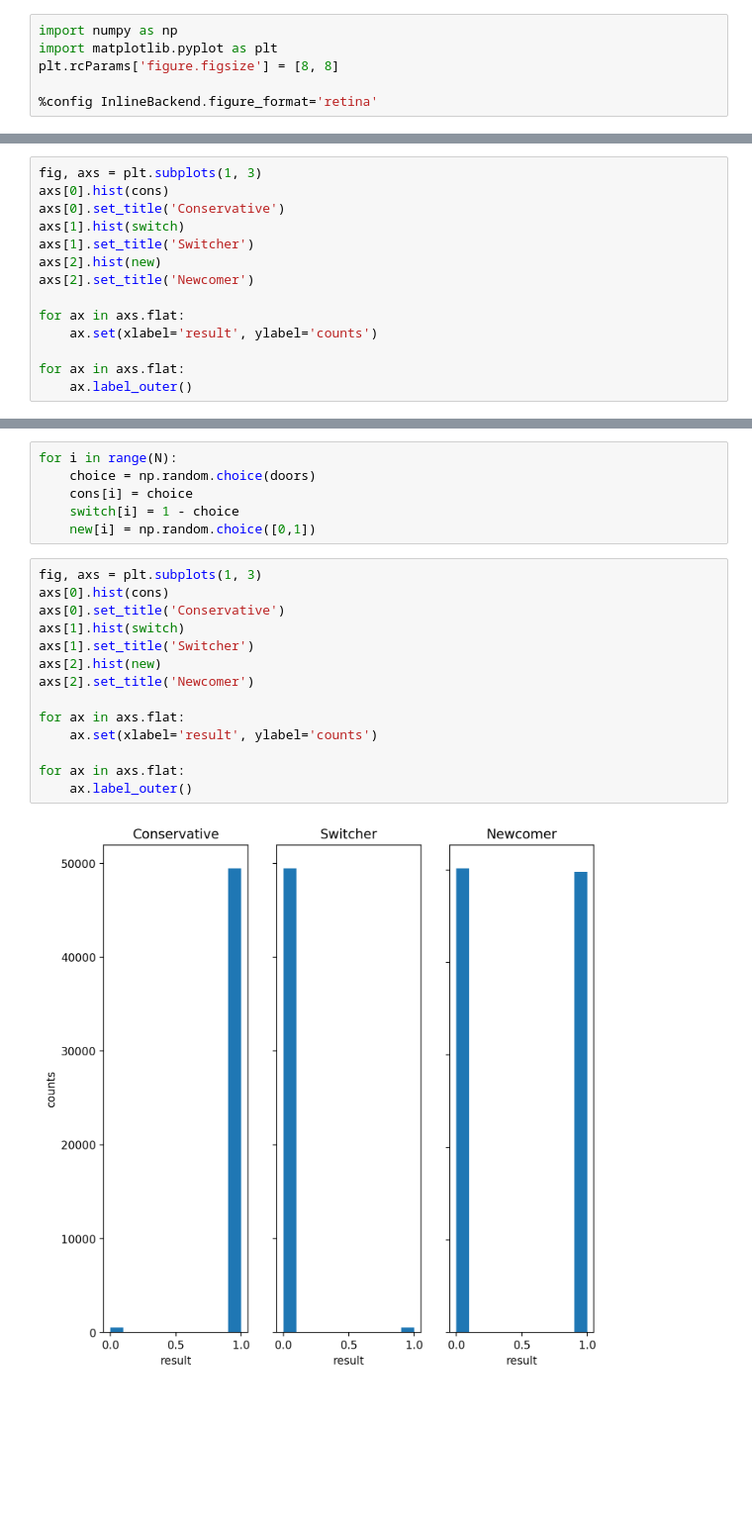
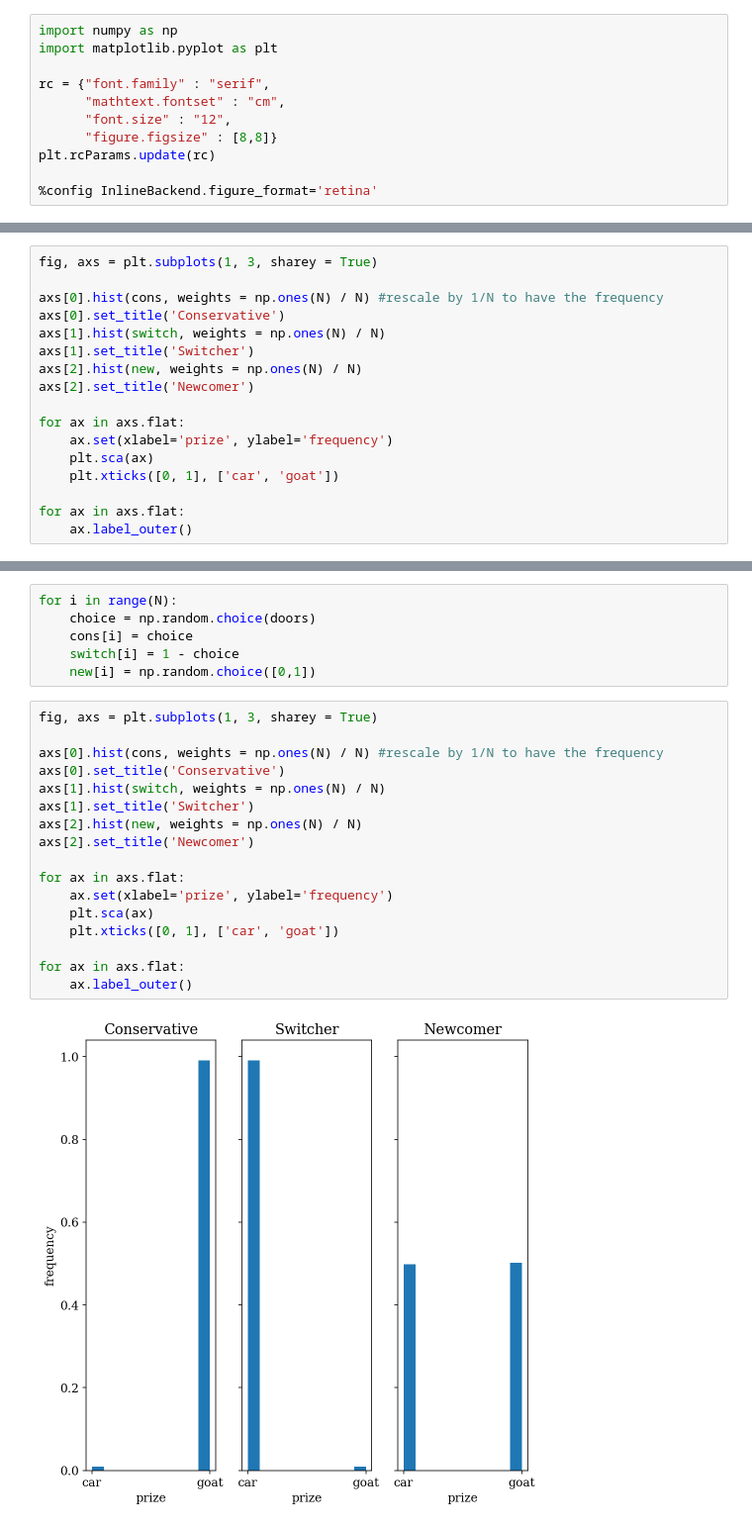
Before and after one commit to asantini29/astrostatistics_bicocca_2022, a Jupyter notebook: working/L02_Monty_hall_problem.ipynb, the cells around one changed output, grey strips where cells are left out. Shown: that part at 99% size. Saved outputs shown, nothing was run; the diff lists cells and outputs as text; blank space fills up the shorter version.

```diff
--- a/working/L02_Monty_hall_problem.ipynb
+++ b/working/L02_Monty_hall_problem.ipynb
@@ -3,7 +3,12 @@
 # %%
 import numpy as np
 import matplotlib.pyplot as plt
-plt.rcParams['figure.figsize'] = [8, 8]
+
+rc = {"font.family" : "serif",
+      "mathtext.fontset" : "cm",
+      "font.size" : "12",
+      "figure.figsize" : [8,8]}
+plt.rcParams.update(rc)
 
 %config InlineBackend.figure_format='retina'
 # %%
@@ -19,16 +24,19 @@ for i in range(N):
     switch[i] = 1 - choice
     new[i] = np.random.choice([0,1])
 # %%
-fig, axs = plt.subplots(1, 3)
-axs[0].hist(cons)
+fig, axs = plt.subplots(1, 3, sharey = True)
+
+axs[0].hist(cons, weights = np.ones(N) / N) #rescale by 1/N to have the frequency
 axs[0].set_title('Conservative')
-axs[1].hist(switch)
+axs[1].hist(switch, weights = np.ones(N) / N)
 axs[1].set_title('Switcher')
-axs[2].hist(new)
+axs[2].hist(new, weights = np.ones(N) / N)
 axs[2].set_title('Newcomer')
 
 for ax in axs.flat:
-    ax.set(xlabel='result', ylabel='counts')
+    ax.set(xlabel='prize', ylabel='frequency')
+    plt.sca(ax)
+    plt.xticks([0, 1], ['car', 'goat'])
 
 for ax in axs.flat:
     ax.label_outer()
@@ -61,21 +69,24 @@ for i in range(N):
     switch[i] = 1 - choice
     new[i] = np.random.choice([0,1])
 # %%
-fig, axs = plt.subplots(1, 3)
-axs[0].hist(cons)
+fig, axs = plt.subplots(1, 3, sharey = True)
+
+axs[0].hist(cons, weights = np.ones(N) / N) #rescale by 1/N to have the frequency
 axs[0].set_title('Conservative')
-axs[1].hist(switch)
+axs[1].hist(switch, weights = np.ones(N) / N)
 axs[1].set_title('Switcher')
-axs[2].hist(new)
+axs[2].hist(new, weights = np.ones(N) / N)
 axs[2].set_title('Newcomer')
 
 for ax in axs.flat:
-    ax.set(xlabel='result', ylabel='counts')
+    ax.set(xlabel='prize', ylabel='frequency')
+    plt.sca(ax)
+    plt.xticks([0, 1], ['car', 'goat'])
 
 for ax in axs.flat:
     ax.label_outer()
 # %% [output]
-[figure, old version]
+[figure, new version]
 # %%
 P_cons = len(cons[cons == 0]) /  N
 P_switch = len(switch[switch == 0]) /  N
```
Also changed, not shown: parts of 3 cells of this notebook.
